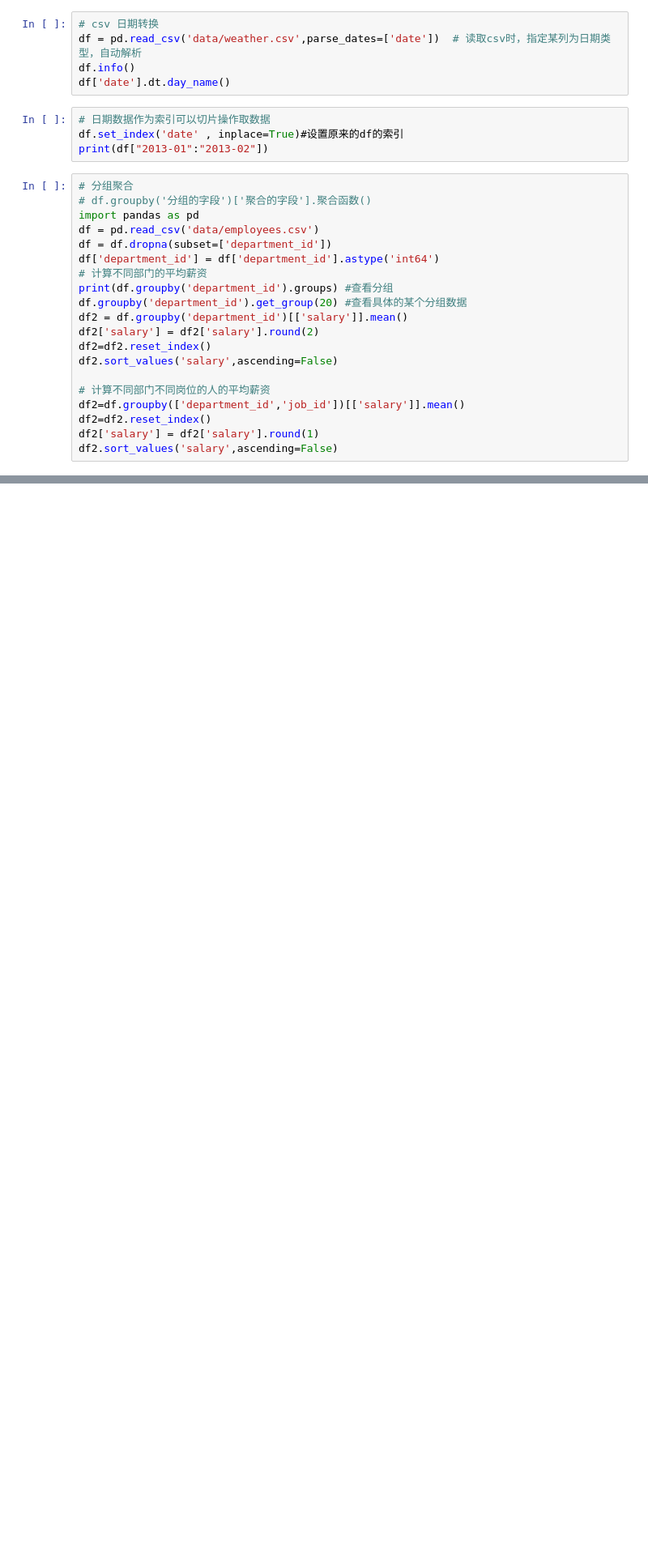
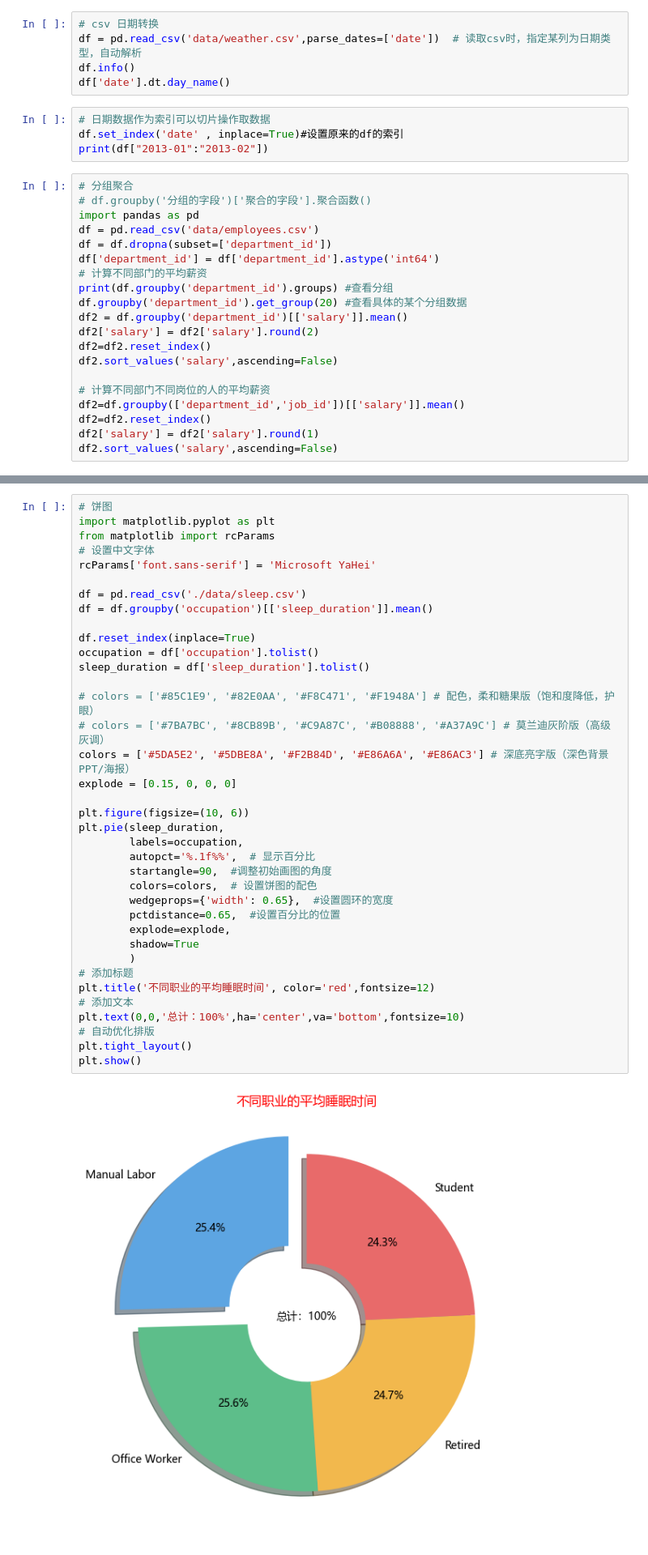
Before and after one commit to xiaoxu73/Python_data_analysis, a Jupyter notebook: python数据分析学习笔记.ipynb, the cells around one changed output, grey strips where cells are left out. Shown at 81% size. Drawn from its saved outputs; the diff is of its cells as text; blank space fills up the shorter version.

```diff
--- a/python数据分析学习笔记.ipynb
+++ b/python数据分析学习笔记.ipynb
@@ -558,0 +682,39 @@ df2.sort_values('salary',ascending=False)
+# %%
+# 饼图
+import matplotlib.pyplot as plt
+from matplotlib import rcParams
+# 设置中文字体
+rcParams['font.sans-serif'] = 'Microsoft YaHei'
+
+df = pd.read_csv('./data/sleep.csv')
+df = df.groupby('occupation')[['sleep_duration']].mean()
+
+df.reset_index(inplace=True)
+occupation = df['occupation'].tolist()
+sleep_duration = df['sleep_duration'].tolist()
+
+# colors = ['#85C1E9', '#82E0AA', '#F8C471', '#F1948A'] # 配色，柔和糖果版（饱和度降低，护眼）
+# colors = ['#7BA7BC', '#8CB89B', '#C9A87C', '#B08888', '#A37A9C'] # 莫兰迪灰阶版（高级灰调）
+colors = ['#5DA5E2', '#5DBE8A', '#F2B84D', '#E86A6A', '#E86AC3'] # 深底亮字版（深色背景 PPT/海报）
+explode = [0.15, 0, 0, 0]
+
+plt.figure(figsize=(10, 6))
+plt.pie(sleep_duration,
+        labels=occupation,
+        autopct='%.1f%%',  # 显示百分比
+        startangle=90,  #调整初始画图的角度
+        colors=colors,  # 设置饼图的配色
+        wedgeprops={'width': 0.65},  #设置圆环的宽度
+        pctdistance=0.65,  #设置百分比的位置
+        explode=explode,
+        shadow=True
+        )
+# 添加标题
+plt.title('不同职业的平均睡眠时间', color='red',fontsize=12)
+# 添加文本
+plt.text(0,0,'总计：100%',ha='center',va='bottom',fontsize=10)
+# 自动优化排版
+plt.tight_layout()
+plt.show()
+# %% [output]
+[figure, added]
```
Also changed, not shown: parts of 5 cells of this notebook, 1 other file.
